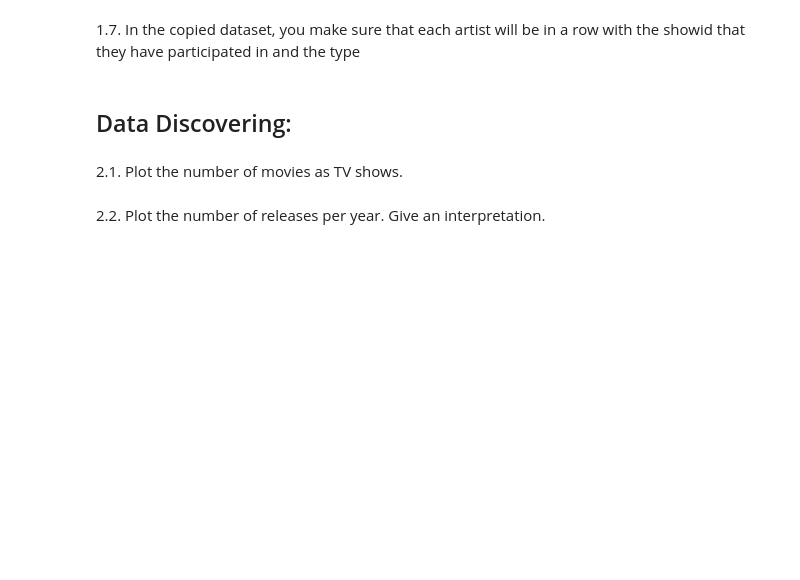
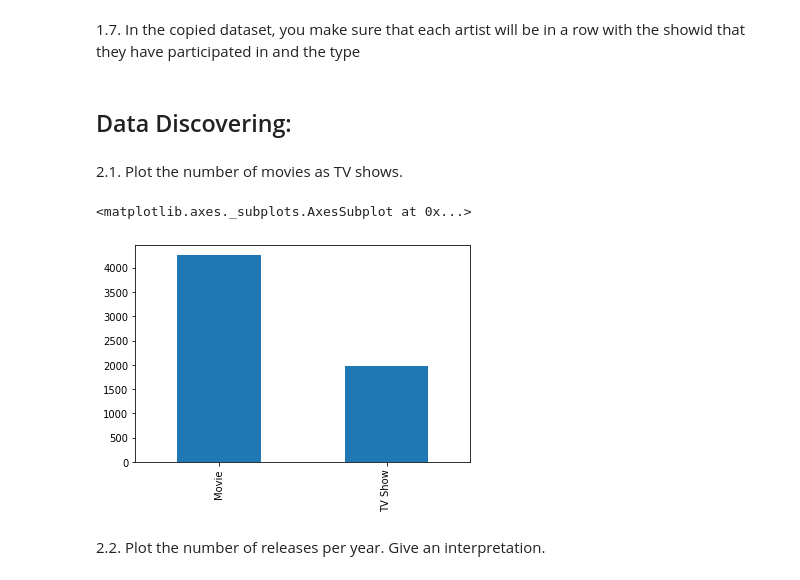
Before and after one commit to ifaizankhan/Social-Network-Analysis-Netflix, a Jupyter notebook: Social Network Analysis on Netflix dataset.ipynb, the cells around one changed output. Cells and saved outputs as stored; diff of their text form; code cells hidden in the pictures; blank space fills up the shorter version.

Commit message:
Data visualization

```diff
--- a/Social Network Analysis on Netflix dataset.ipynb
+++ b/Social Network Analysis on Netflix dataset.ipynb
@@ -3,6 +3,9 @@
 # %%
 import pandas as pd
 import numpy as np
+%matplotlib inline
+import matplotlib.pyplot as plt
+plt.style.use('seaborn-darkgrid')
 # %%
 df = pd.read_csv('netflix_titles.csv')
 # %%
@@ -100,5 +119,10 @@ df_copy.head()
 ## Data Discovering:
 # %% [markdown]
 2.1. Plot the number of movies as TV shows.
+# %%
+(df['type']).value_counts().sort_index().plot(kind='bar')
+# %% [output]
+<matplotlib.axes._subplots.AxesSubplot at 0x...>
+[figure, added]
 # %% [markdown]
 2.2. Plot the number of releases per year. Give an interpretation.
```
Also changed, not shown: parts of 3 cells of this notebook.
